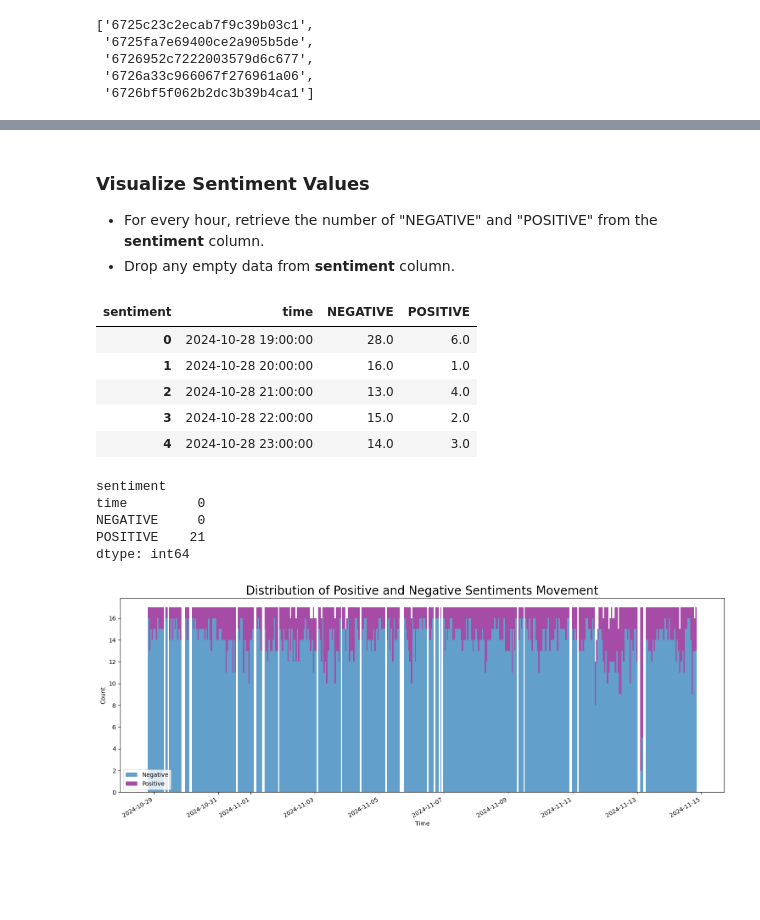
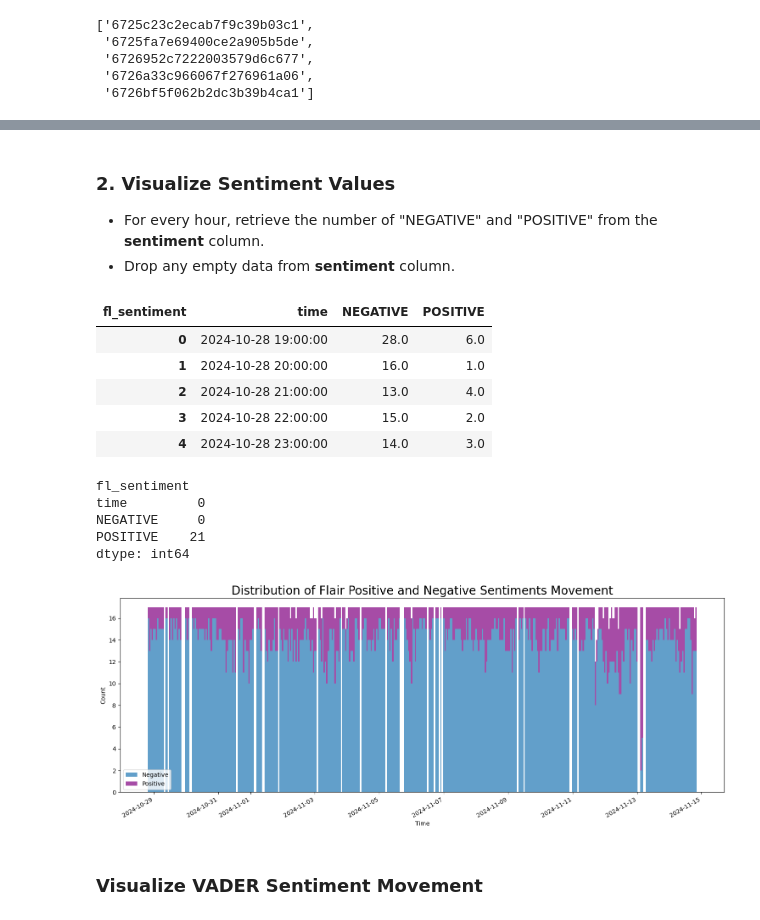
Before and after one commit to RubyQianru/Crypto-Price-and-Twitter-Sentimental-Analysis, a Jupyter notebook: main.ipynb, the cells around one changed output, grey strips where cells are left out. Drawn from its saved outputs; the diff is of its cells as text; code cells hidden in the pictures; blank space fills up the shorter version.

```diff
--- a/main.ipynb
+++ b/main.ipynb
@@ -177,7 +229,8 @@ tw_data.describe()
 # %%
-tw_data['confidence'] = np.where(tw_data['sentiment'] == 'NEGATIVE',
-                                 -tw_data['confidence'],
-                                 tw_data['confidence'])
+# Preprocess fl_confidence value by fl_sentiment column.
+tw_data['fl_confidence'] = np.where(tw_data['fl_sentiment'] == 'NEGATIVE',
+                                 -tw_data['fl_confidence'],
+                                 tw_data['fl_confidence'])
 tw_data.head(3)
 # %% [output]
 |  | name | tweet_id | screen_name | bookmarks | favorites | created_at | text | lang | quotes | replies | ... |
@@ -249,16 +303,16 @@ plt.show()
 # %% [markdown]
-### Visualize Sentiment Values
+### 2. Visualize Sentiment Values
 - For every hour, retrieve the number of "NEGATIVE" and "POSITIVE" from the **sentiment** column.
 - Drop any empty data from **sentiment** column.
 # %%
 # For every hour, retrieve the number of "NEGATIVE" and "POSITIVE" from the **sentiment** column.
 hr_pos_neg = tw_data.groupby(
   tw_data['time'].dt.floor('h')
-  )['sentiment'].value_counts().unstack().reset_index()
+  )['fl_sentiment'].value_counts().unstack().reset_index()
 
 hr_pos_neg.head()
 # %% [output]
-| sentiment | time | NEGATIVE | POSITIVE |
+| fl_sentiment | time | NEGATIVE | POSITIVE |
 | 0 | 2024-10-28 19:00:00 | 28.0 | 6.0 |
 | 1 | 2024-10-28 20:00:00 | 16.0 | 1.0 |
 | 2 | 2024-10-28 21:00:00 | 13.0 | 4.0 |
@@ -268,7 +322,7 @@ hr_pos_neg.head()
 # Check if there is any empty data
 hr_pos_neg.isnull().sum()
 # %% [output]
-sentiment
+fl_sentiment
 time         0
 NEGATIVE     0
 POSITIVE    21
@@ -279,19 +333,21 @@ hr_pos_neg = hr_pos_neg.dropna()[1:]
 # %%
 plt.figure(figsize=(15, 6))
 
 plt.bar(hr_pos_neg['time'], hr_pos_neg['NEGATIVE'], width=1/24,
         alpha=0.7, label='Negative')
 
 plt.bar(hr_pos_neg['time'], hr_pos_neg['POSITIVE'], width=1/24,
         bottom=hr_pos_neg['NEGATIVE'], color='purple', alpha=0.7, label='Positive')
 
-plt.title('Distribution of Positive and Negative Sentiments Movement', fontsize=20)
+plt.title('Distribution of Flair Positive and Negative Sentiments Movement', fontsize=20)
 plt.xlabel('Time')
 plt.ylabel('Count')
 plt.legend()
 
 plt.gcf().autofmt_xdate()
 plt.tight_layout()
 plt.show()
 # %% [output]
-[figure, old version]
+[figure, new version]
+# %% [markdown]
+### Visualize VADER Sentiment Movement
```
Also changed, not shown: parts of 19 cells of this notebook, 2 other files.
